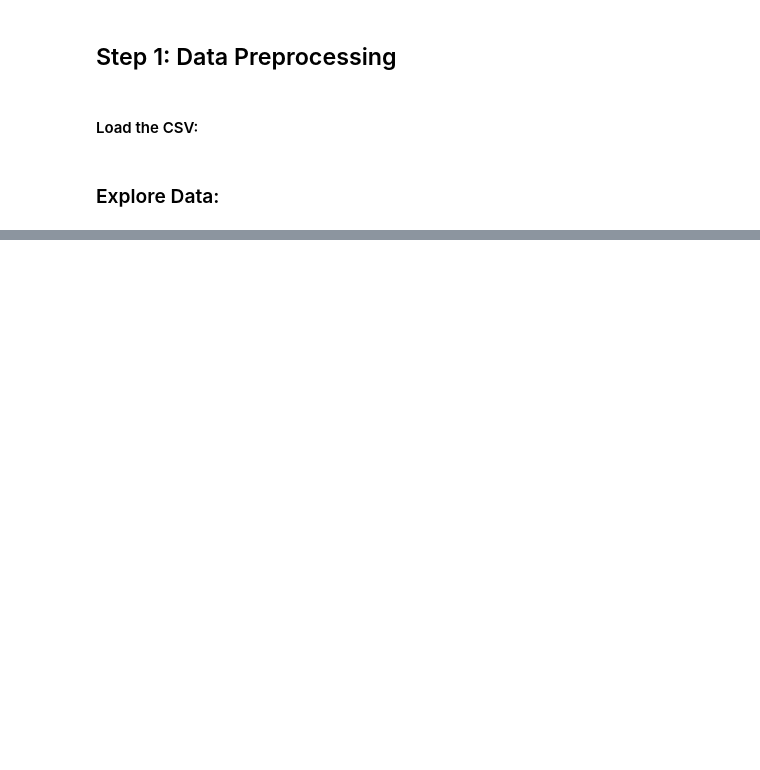
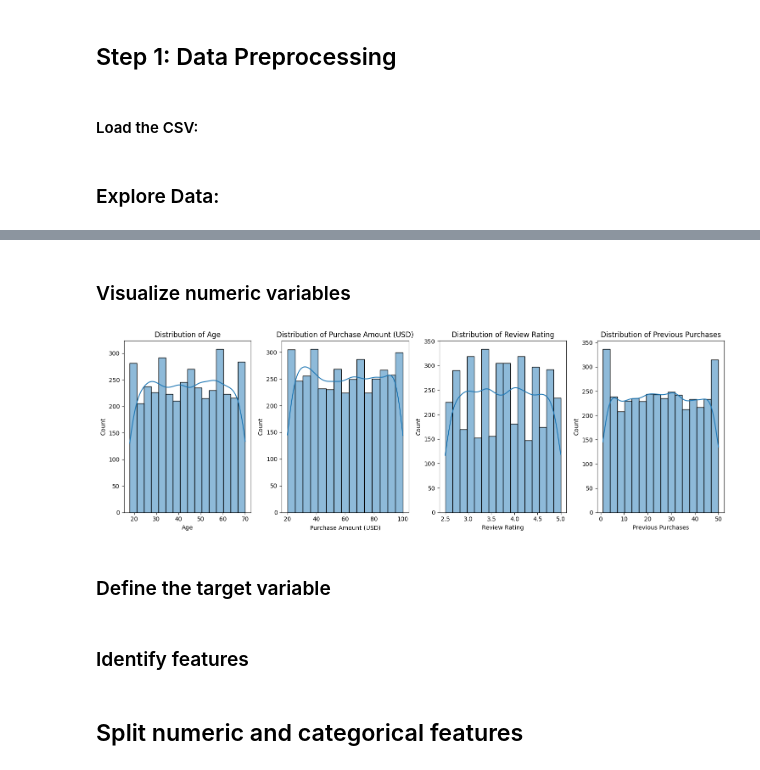
Before and after one commit to Ahmed8881/Prediction-Models, a Jupyter notebook: notebooks/01_data_preprocessing.ipynb, the cells around one changed output, grey strips where cells are left out. Saved outputs shown, nothing was run; the diff lists cells and outputs as text; code cells hidden in the pictures; blank space fills up the shorter version.

```diff
--- a/notebooks/01_data_preprocessing.ipynb
+++ b/notebooks/01_data_preprocessing.ipynb
@@ -19,0 +63,15 @@ SyntaxError: invalid syntax (182657945.py, line 1)
+# %% [markdown]
+### Visualize numeric variables
+# %%
+plt.figure(figsize=(15, 5))
+numeric_cols = ['Age', 'Purchase Amount (USD)', 'Review Rating', 'Previous Purchases']
+for i, col in enumerate(numeric_cols):
+    plt.subplot(1, 4, i+1)
+    sns.histplot(data=df, x=col, kde=True)
+    plt.title(f'Distribution of {col}')
+plt.tight_layout()
+plt.show()
+# %% [output]
+[figure, added]
+# %% [markdown]
+### Define the target variable
@@ -19,0 +80,2 @@ SyntaxError: invalid syntax (182657945.py, line 1)
+# %% [markdown]
+### Identify features
@@ -19,0 +85,2 @@ SyntaxError: invalid syntax (182657945.py, line 1)
+# %% [markdown]
+## Split numeric and categorical features
```
Also changed, not shown: parts of 8 cells of this notebook, 4 other files.
